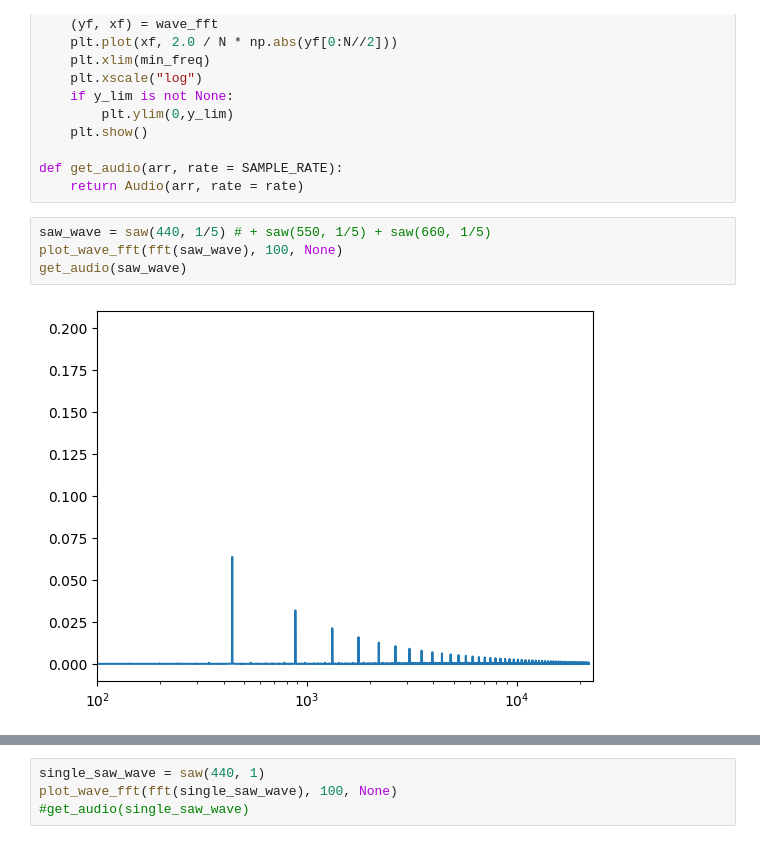
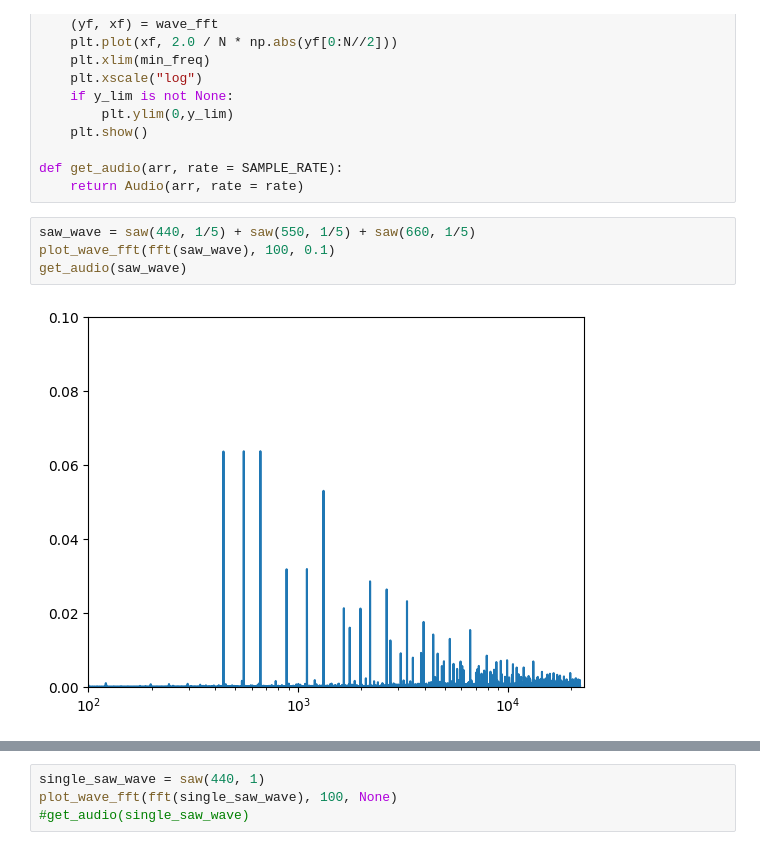
Before and after one commit to Purdue-Artificial-Intelligence-in-Music/Companion-code, a Jupyter notebook: frequency_processing/Deconv.ipynb, the cells around one changed output, grey strips where cells are left out. Saved outputs shown, nothing was run; the diff lists cells and outputs as text.

```diff
--- a/frequency_processing/Deconv.ipynb
+++ b/frequency_processing/Deconv.ipynb
@@ -55,10 +55,10 @@ def plot_wave_fft(wave_fft, min_freq, y_lim):
 def get_audio(arr, rate = SAMPLE_RATE):
     return Audio(arr, rate = rate)
 # %%
-saw_wave = saw(440, 1/5) # + saw(550, 1/5) + saw(660, 1/5)
-plot_wave_fft(fft(saw_wave), 100, None)
+saw_wave = saw(440, 1/5) + saw(550, 1/5) + saw(660, 1/5)
+plot_wave_fft(fft(saw_wave), 100, 0.1)
 get_audio(saw_wave)
 # %% [output]
-[figure, old version]
+[figure, new version]
 [interactive output not drawn]
 # %%
```
Also changed, not shown: parts of 3 cells of this notebook.
